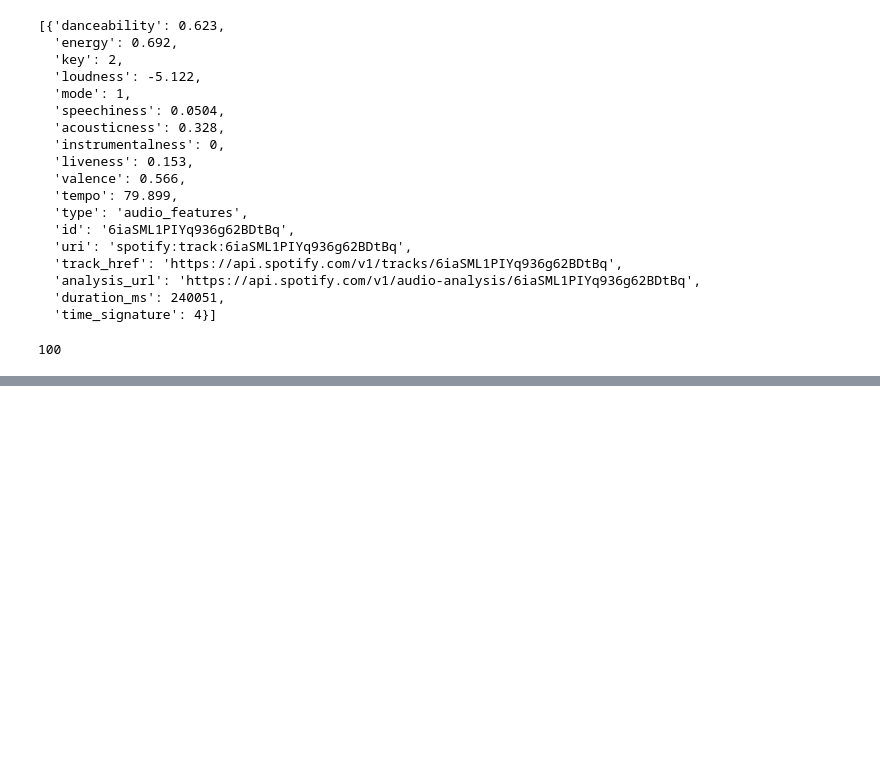
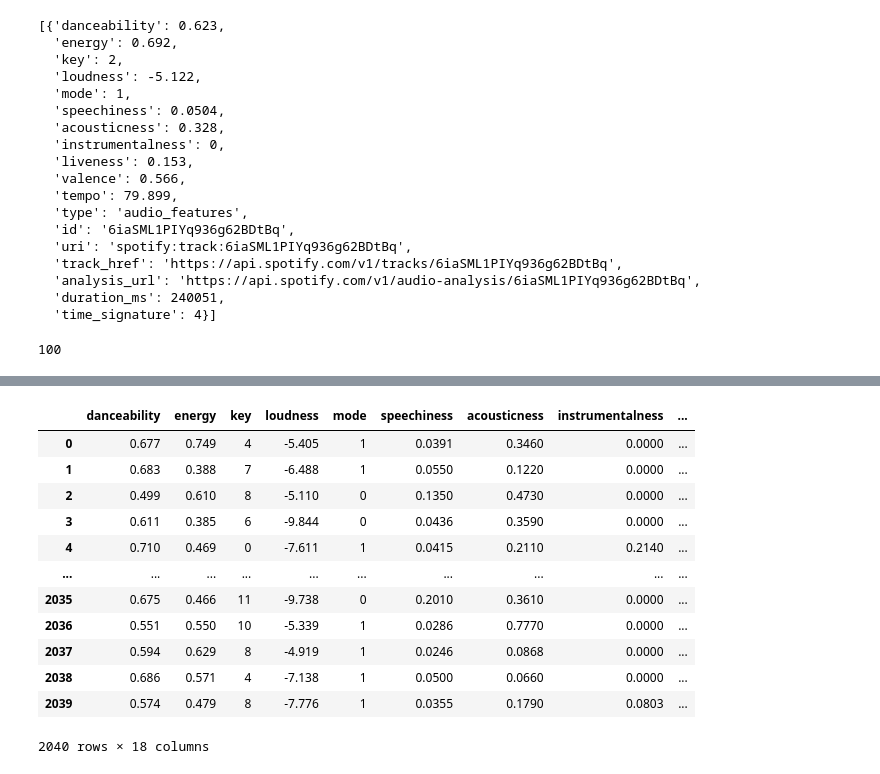
Before and after one commit to sariiimmmm/IronSarinaLab, a Jupyter notebook: week6/Untitled Folder/Lab | API wrappers ( Sarina Masoumi OCT 22).ipynb, the cells around one changed output, grey strips where cells are left out. Drawn from its saved outputs; the diff is of its cells as text; code cells hidden in the pictures; blank space fills up the shorter version.

```diff
--- a/week6/Untitled Folder/Lab | API wrappers ( Sarina Masoumi OCT 22).ipynb
+++ b/week6/Untitled Folder/Lab | API wrappers ( Sarina Masoumi OCT 22).ipynb
@@ -60,0 +186,2 @@ NameError: name 'get_playlist_tracks' is not defined
+# %%
+list_of_playlists2 = ['0OzgFmOBqTe6CHNgJk9zpT','4c8MUTW1ipZsO7lM9t8BIa']
@@ -60,0 +193,20 @@ NameError: name 'get_playlist_tracks' is not defined
+# %%
+list_of_audio_features2 = get_features(list_of_tracks2)
+# %%
+df2=pd.DataFrame(list_of_audio_features2)
+
+df2
+# %% [output]
+|  | danceability | energy | key | loudness | mode | speechiness | acousticness | instrumentalness | ... |
+| 0 | 0.677 | 0.749 | 4 | -5.405 | 1 | 0.0391 | 0.3460 | 0.0000 | ... |
+| 1 | 0.683 | 0.388 | 7 | -6.488 | 1 | 0.0550 | 0.1220 | 0.0000 | ... |
+| 2 | 0.499 | 0.610 | 8 | -5.110 | 0 | 0.1350 | 0.4730 | 0.0000 | ... |
+| 3 | 0.611 | 0.385 | 6 | -9.844 | 0 | 0.0436 | 0.3590 | 0.0000 | ... |
+| 4 | 0.710 | 0.469 | 0 | -7.611 | 1 | 0.0415 | 0.2110 | 0.2140 | ... |
+| ... | ... | ... | ... | ... | ... | ... | ... | ... | ... |
+| 2035 | 0.675 | 0.466 | 11 | -9.738 | 0 | 0.2010 | 0.3610 | 0.0000 | ... |
+| 2036 | 0.551 | 0.550 | 10 | -5.339 | 1 | 0.0286 | 0.7770 | 0.0000 | ... |
+| 2037 | 0.594 | 0.629 | 8 | -4.919 | 1 | 0.0246 | 0.0868 | 0.0000 | ... |
+| 2038 | 0.686 | 0.571 | 4 | -7.138 | 1 | 0.0500 | 0.0660 | 0.0000 | ... |
+| 2039 | 0.574 | 0.479 | 8 | -7.776 | 1 | 0.0355 | 0.1790 | 0.0803 | ... |
+2040 rows × 18 columns
```
Also changed, not shown: parts of 30 cells of this notebook, 2 other files.
